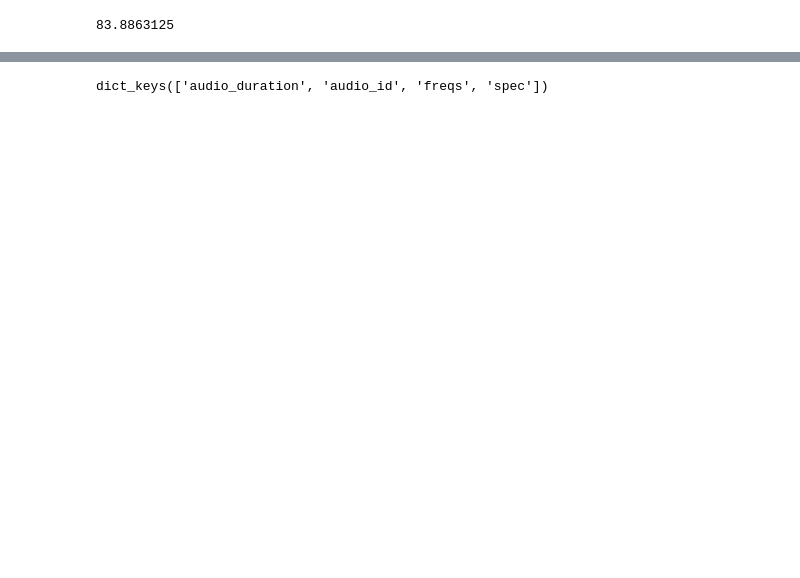
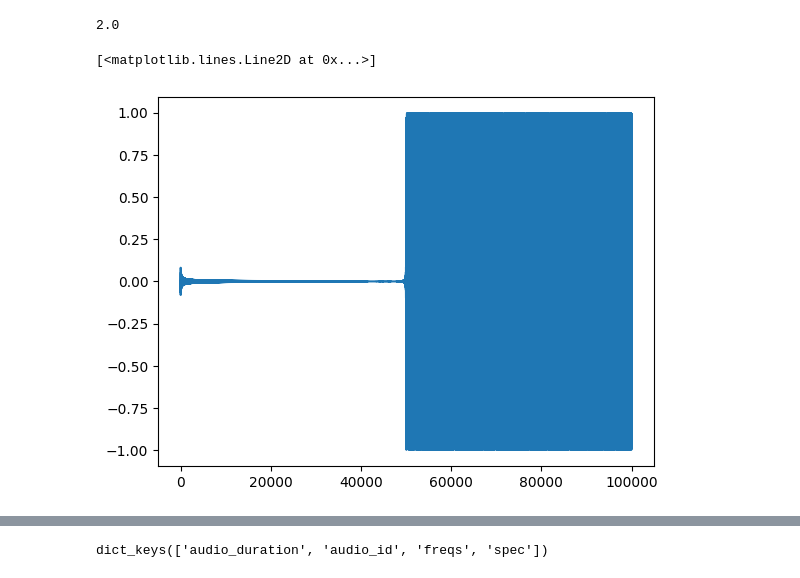
Before and after one commit to nccratliri-ml-wp/vocal-annotation-backend, a Jupyter notebook: Debug.ipynb, the cells around one changed output, grey strips where cells are left out. Cells and saved outputs as stored; diff of their text form; code cells hidden in the pictures; blank space fills up the shorter version.

```diff
--- a/Debug.ipynb
+++ b/Debug.ipynb
@@ -13,6 +20,20 @@ results = requests.post(
+# %%
+result = results[0]
 # %%
-audio_id = results["audio_id"]
+audio_id = result["audio_id"]
 # %%
-results["audio_duration"]
+result["audio_duration"]
 # %% [output]
-83.8863125
+2.0
+# %%
+response = requests.post(
+    "http://localhost:8050/get-audio-clip-for-visualization",
+    data = json.dumps( {
+        "audio_id":audio_id,
+        "start_time":0,
+        "clip_duration":2,
+    }),
+    headers = {"content-type":"application/json"}
+).json()
+# %%
+wav_arr = response["wav_array"]
@@ -19,3 +42,8 @@ results["audio_duration"]
+# %%
+plt.plot( wav_arr )
+# %% [output]
+[<matplotlib.lines.Line2D at 0x...>]
+[figure, added]
 # %%
 response = requests.post(
     "http://localhost:8050/get-audio-clip-wav",
```
Also changed, not shown: parts of 29 cells of this notebook, 2 other files.
